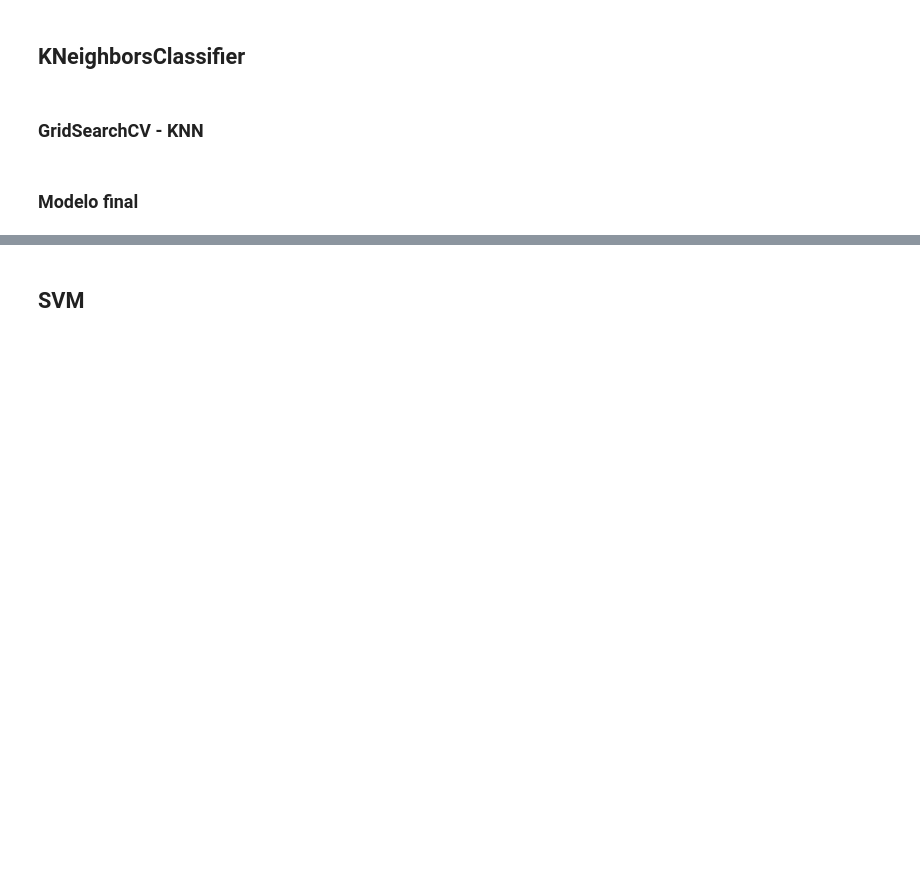
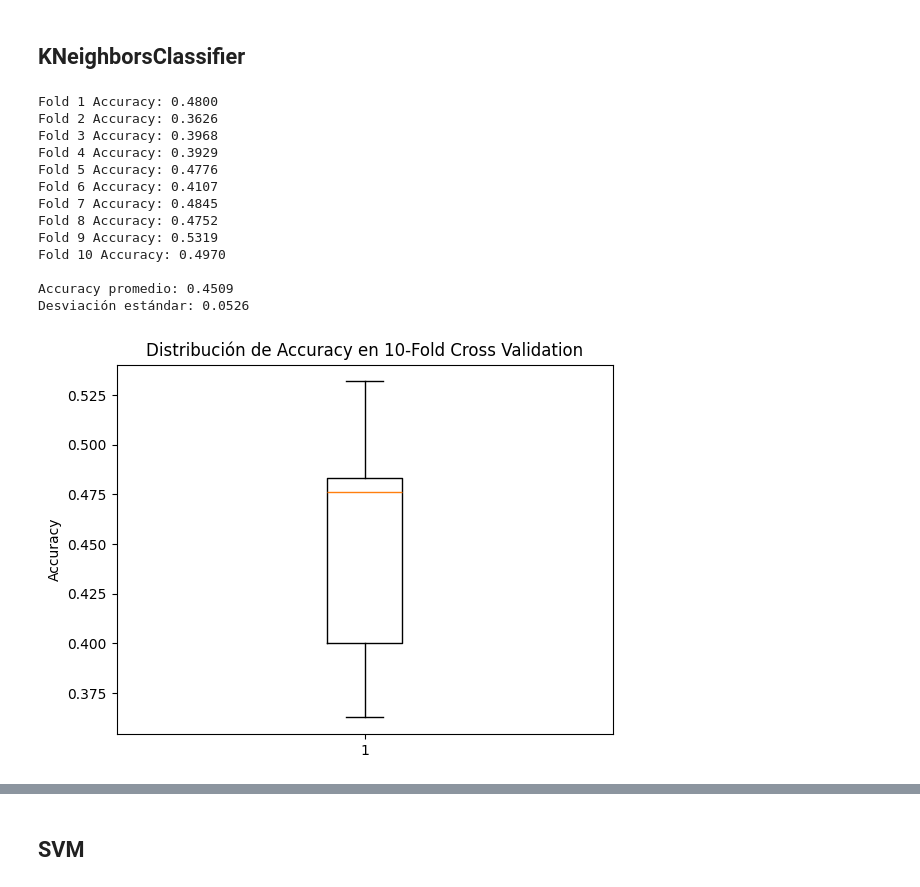
Before and after one commit to colbert6/tfm-clasificador-fuentes-sonoras-ciudad, a Jupyter notebook: notebooks/modelado/MD01-Clasificacion.ipynb, the cells around one changed output, grey strips where cells are left out. Saved outputs shown, nothing was run; the diff lists cells and outputs as text; code cells hidden in the pictures; blank space fills up the shorter version.

```diff
--- a/notebooks/modelado/MD01-Clasificacion.ipynb
+++ b/notebooks/modelado/MD01-Clasificacion.ipynb
@@ -68,15 +65,10 @@ Index(['classID', 'tasa_cruce_cero', 'entropia_espectograma',
 columnas_caracteristicas = ['mfcc_1', 'mfcc_2', 'mfcc_3', 'mfcc_4', 'mfcc_5', 'mfcc_6', 'mfcc_7',
              'mfcc_8', 'mfcc_9', 'mfcc_10', 'mfcc_11', 'mfcc_12', 'mfcc_13']
 
-X = dataset_urbansound8k_df[columnas_caracteristicas]  # Características
-y = dataset_urbansound8k_df[variable_predict]  # Variable "clase" o "objetivo"
+columna_predecir = 'classID'
+columna_fold = 'fold'
+
+# Separar las características y etiquetas
+X = dataset_urbansound8k_df[columnas_caracteristicas]  # Suponiendo que 'classID' es la etiqueta y 'fold' el número de fold
+y = dataset_urbansound8k_df[columna_predecir]
+folds = dataset_urbansound8k_df['fold']
-# %%
-#  Dividir los datos en entrenamiento y prueba
-X_train, X_test, y_train, y_test = train_test_split(X, y, test_size=0.2, random_state=42)
-
-# Generar un dataset a partir de los datos de entrenamiento, para busqueda de hiperparametros
-dataset_train_df = pd.DataFrame(X_train)
-dataset_train_df[variable_predict] = y_train
-
-dataset_train_df.reset_index(drop=True, inplace=True)
-dataset_train_df.head(3)
@@ -89,7 +76,60 @@ dataset_train_df.head(3)
 # Modelos de Clasificacion
 # %% [markdown]
 ## KNeighborsClassifier
-# %% [markdown]
-### GridSearchCV - KNN
-# %% [markdown]
-### Modelo final
+# %%
+# Opcional: Escalar los datos
+scaler = StandardScaler()
+X_scaled = scaler.fit_transform(X)
+
+# Configurar el modelo (SVM en este caso)
+model_knn = KNeighborsClassifier(n_neighbors=4, weights='distance')
+
+# Inicializar lista para almacenar accuracies
+fold_accuracies = []
+
+# Realizar la validación cruzada respetando los folds predefinidos
+for fold in range(1, 11):  # Hay 10 folds en UrbanSound8K
+    # Dividir el dataset en entrenamiento y prueba
+    train_index = folds != fold
+    test_index = folds == fold
+
+    X_train, X_test = X_scaled[train_index], X_scaled[test_index]
+    y_train, y_test = y[train_index], y[test_index]
+
+    # Entrenar el modelo
+    model_knn.fit(X_train, y_train)
+
+    # Predecir y evaluar
+    y_pred = model_knn.predict(X_test)
+    accuracy = accuracy_score(y_test, y_pred)
+    fold_accuracies.append(accuracy)
+
+    print(f"Fold {fold} Accuracy: {accuracy:.4f}")
+
+# Mostrar el promedio y desviación estándar
+mean_accuracy = np.mean(fold_accuracies)
+std_accuracy = np.std(fold_accuracies)
+
+print(f"\nAccuracy promedio: {mean_accuracy:.4f}")
+print(f"Desviación estándar: {std_accuracy:.4f}")
+
+# Opcional: Visualizar los resultados con un boxplot
+plt.boxplot(fold_accuracies)
+plt.title('Distribución de Accuracy en 10-Fold Cross Validation')
+plt.ylabel('Accuracy')
+plt.show()
+# %% [output]
+Fold 1 Accuracy: 0.4800
+Fold 2 Accuracy: 0.3626
+Fold 3 Accuracy: 0.3968
+Fold 4 Accuracy: 0.3929
+Fold 5 Accuracy: 0.4776
+Fold 6 Accuracy: 0.4107
+Fold 7 Accuracy: 0.4845
+Fold 8 Accuracy: 0.4752
+Fold 9 Accuracy: 0.5319
+Fold 10 Accuracy: 0.4970
+
+Accuracy promedio: 0.4509
+Desviación estándar: 0.0526
+[figure, added]
```
Also changed, not shown: parts of 14 cells of this notebook, 12 other files.
